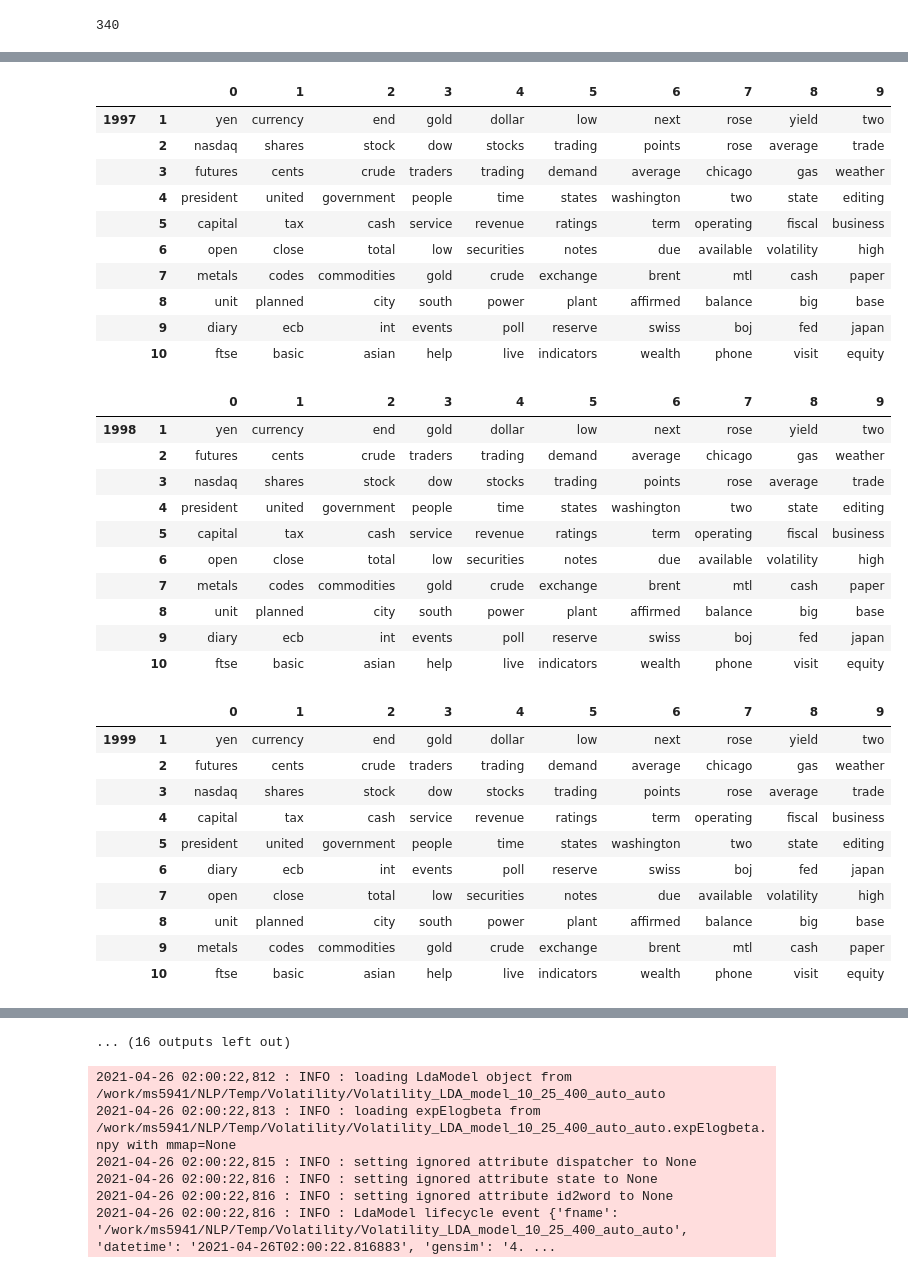
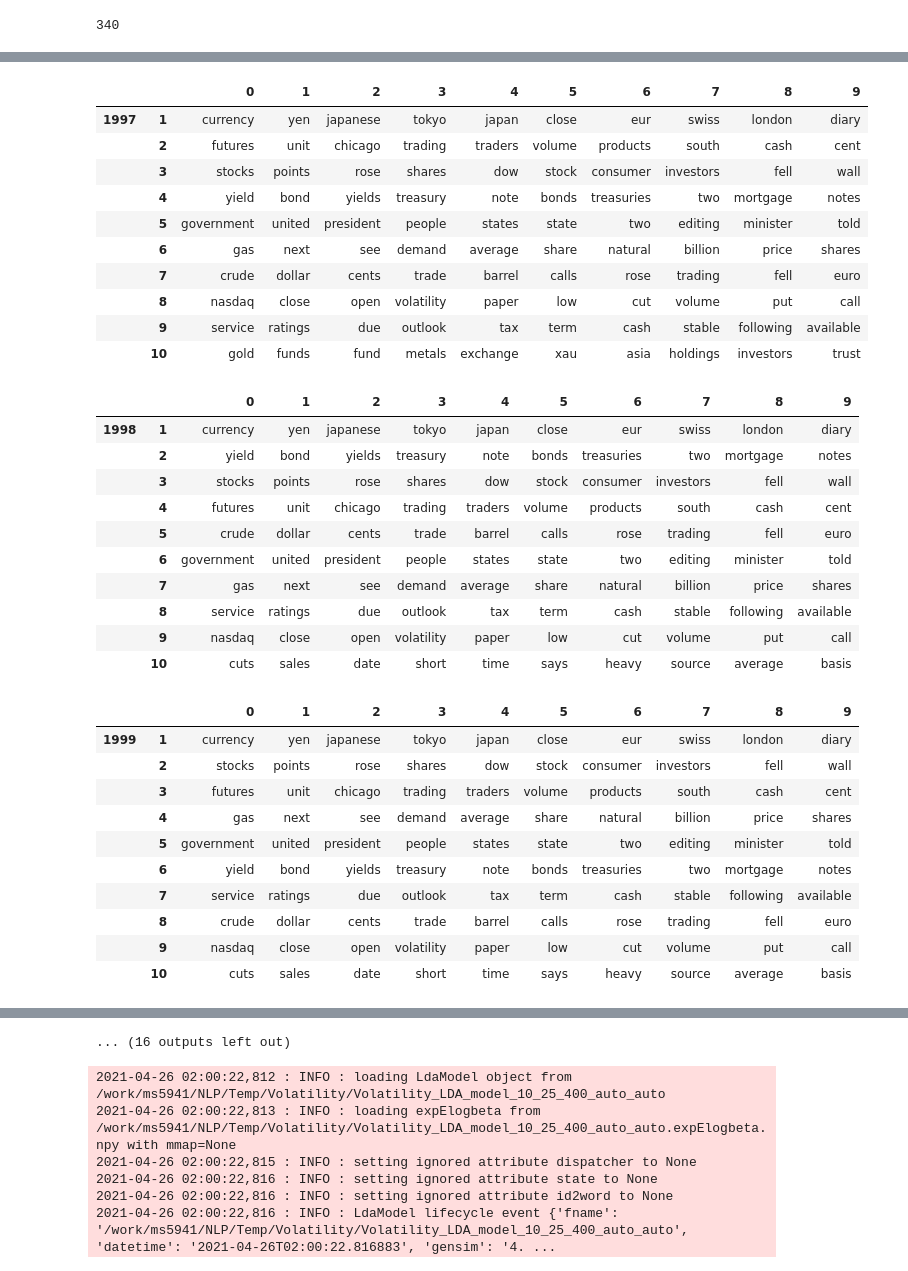
Before and after one commit to mehasadasivam/NLP, a Jupyter notebook: Regular LDA - Volatility.ipynb, the cells around one changed output, grey strips where cells are left out. Saved outputs shown, nothing was run; the diff lists cells and outputs as text; code cells hidden in the pictures.

Commit message:
Completed notebooks with the latest 15 topic LDAs

```diff
--- a/Regular LDA - Volatility.ipynb
+++ b/Regular LDA - Volatility.ipynb
@@ -297,5 +297,5 @@ def get_topics(corpus_all, dictionary_all, corpus_by_year, num_topics=10, passes
 # %%
 import matplotlib.pyplot as plt
 # %%
-avg_topics_all = get_topics(corpus_all, dictionary_all, corpus_by_year)
+avg_topics_all = get_topics(corpus_all, dictionary_all, corpus_by_year, num_topics=15)
 # %% [output]
@@ -321,34 +330,34 @@ avg_topics_all = get_topics(corpus_all, dictionary_all, corpus_by_year)
 |  |  | 0 | 1 | 2 | 3 | 4 | 5 | 6 | 7 | 8 | 9 |
-| 1997 | 1 | yen | currency | end | gold | dollar | low | next | rose | yield | two |
-|  | 2 | nasdaq | shares | stock | dow | stocks | trading | points | rose | average | trade |
-|  | 3 | futures | cents | crude | traders | trading | demand | average | chicago | gas | weather |
-|  | 4 | president | united | government | people | time | states | washington | two | state | editing |
-|  | 5 | capital | tax | cash | service | revenue | ratings | term | operating | fiscal | business |
-|  | 6 | open | close | total | low | securities | notes | due | available | volatility | high |
-|  | 7 | metals | codes | commodities | gold | crude | exchange | brent | mtl | cash | paper |
-|  | 8 | unit | planned | city | south | power | plant | affirmed | balance | big | base |
-|  | 9 | diary | ecb | int | events | poll | reserve | swiss | boj | fed | japan |
-|  | 10 | ftse | basic | asian | help | live | indicators | wealth | phone | visit | equity |
+| 1997 | 1 | currency | yen | japanese | tokyo | japan | close | eur | swiss | london | diary |
+|  | 2 | futures | unit | chicago | trading | traders | volume | products | south | cash | cent |
+|  | 3 | stocks | points | rose | shares | dow | stock | consumer | investors | fell | wall |
+|  | 4 | yield | bond | yields | treasury | note | bonds | treasuries | two | mortgage | notes |
+|  | 5 | government | united | president | people | states | state | two | editing | minister | told |
+|  | 6 | gas | next | see | demand | average | share | natural | billion | price | shares |
+|  | 7 | crude | dollar | cents | trade | barrel | calls | rose | trading | fell | euro |
+|  | 8 | nasdaq | close | open | volatility | paper | low | cut | volume | put | call |
+|  | 9 | service | ratings | due | outlook | tax | term | cash | stable | following | available |
+|  | 10 | gold | funds | fund | metals | exchange | xau | asia | holdings | investors | trust |
 |  |  | 0 | 1 | 2 | 3 | 4 | 5 | 6 | 7 | 8 | 9 |
-| 1998 | 1 | yen | currency | end | gold | dollar | low | next | rose | yield | two |
-|  | 2 | futures | cents | crude | traders | trading | demand | average | chicago | gas | weather |
-|  | 3 | nasdaq | shares | stock | dow | stocks | trading | points | rose | average | trade |
-|  | 4 | president | united | government | people | time | states | washington | two | state | editing |
-|  | 5 | capital | tax | cash | service | revenue | ratings | term | operating | fiscal | business |
-|  | 6 | open | close | total | low | securities | notes | due | available | volatility | high |
-|  | 7 | metals | codes | commodities | gold | crude | exchange | brent | mtl | cash | paper |
-|  | 8 | unit | planned | city | south | power | plant | affirmed | balance | big | base |
-|  | 9 | diary | ecb | int | events | poll | reserve | swiss | boj | fed | japan |
-|  | 10 | ftse | basic | asian | help | live | indicators | wealth | phone | visit | equity |
+| 1998 | 1 | currency | yen | japanese | tokyo | japan | close | eur | swiss | london | diary |
+|  | 2 | yield | bond | yields | treasury | note | bonds | treasuries | two | mortgage | notes |
+|  | 3 | stocks | points | rose | shares | dow | stock | consumer | investors | fell | wall |
+|  | 4 | futures | unit | chicago | trading | traders | volume | products | south | cash | cent |
+|  | 5 | crude | dollar | cents | trade | barrel | calls | rose | trading | fell | euro |
+|  | 6 | government | united | president | people | states | state | two | editing | minister | told |
+|  | 7 | gas | next | see | demand | average | share | natural | billion | price | shares |
+|  | 8 | service | ratings | due | outlook | tax | term | cash | stable | following | available |
+|  | 9 | nasdaq | close | open | volatility | paper | low | cut | volume | put | call |
+|  | 10 | cuts | sales | date | short | time | says | heavy | source | average | basis |
 |  |  | 0 | 1 | 2 | 3 | 4 | 5 | 6 | 7 | 8 | 9 |
-| 1999 | 1 | yen | currency | end | gold | dollar | low | next | rose | yield | two |
-|  | 2 | futures | cents | crude | traders | trading | demand | average | chicago | gas | weather |
-|  | 3 | nasdaq | shares | stock | dow | stocks | trading | points | rose | average | trade |
-|  | 4 | capital | tax | cash | service | revenue | ratings | term | operating | fiscal | business |
-|  | 5 | president | united | government | people | time | states | washington | two | state | editing |
-|  | 6 | diary | ecb | int | events | poll | reserve | swiss | boj | fed | japan |
-|  | 7 | open | close | total | low | securities | notes | due | available | volatility | high |
-|  | 8 | unit | planned | city | south | power | plant | affirmed | balance | big | base |
-|  | 9 | metals | codes | commodities | gold | crude | exchange | brent | mtl | cash | paper |
-|  | 10 | ftse | basic | asian | help | live | indicators | wealth | phone | visit | equity |
+| 1999 | 1 | currency | yen | japanese | tokyo | japan | close | eur | swiss | london | diary |
+|  | 2 | stocks | points | rose | shares | dow | stock | consumer | investors | fell | wall |
+|  | 3 | futures | unit | chicago | trading | traders | volume | products | south | cash | cent |
+|  | 4 | gas | next | see | demand | average | share | natural | billion | price | shares |
+|  | 5 | government | united | president | people | states | state | two | editing | minister | told |
+|  | 6 | yield | bond | yields | treasury | note | bonds | treasuries | two | mortgage | notes |
+|  | 7 | service | ratings | due | outlook | tax | term | cash | stable | following | available |
+|  | 8 | crude | dollar | cents | trade | barrel | calls | rose | trading | fell | euro |
+|  | 9 | nasdaq | close | open | volatility | paper | low | cut | volume | put | call |
+|  | 10 | cuts | sales | date | short | time | says | heavy | source | average | basis |
 |  |  | 0 | 1 | 2 | 3 | 4 | 5 | 6 | 7 | 8 | 9 |
```
Also changed, not shown: parts of 1 cell of this notebook, 6 other files.
